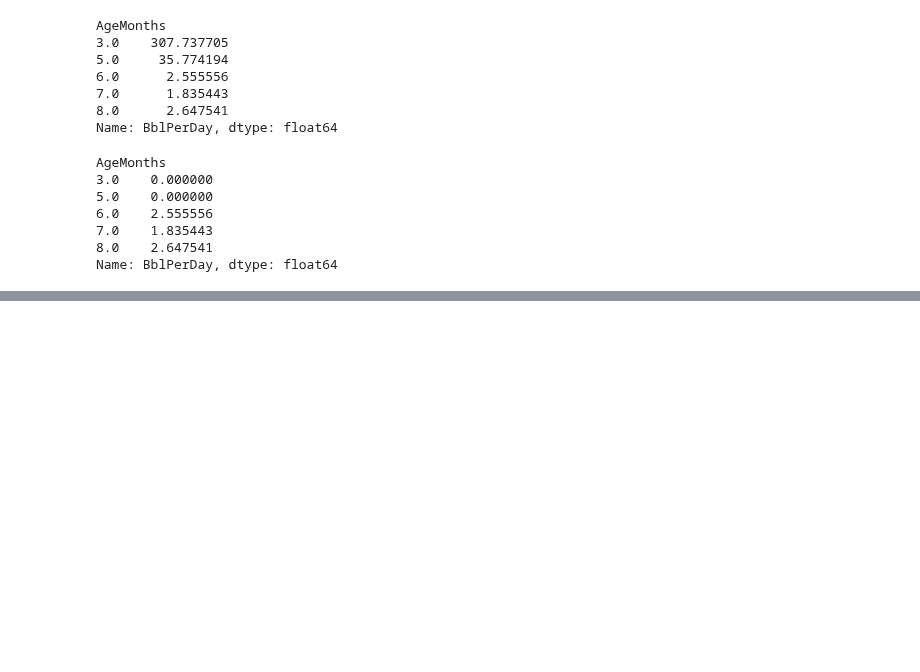
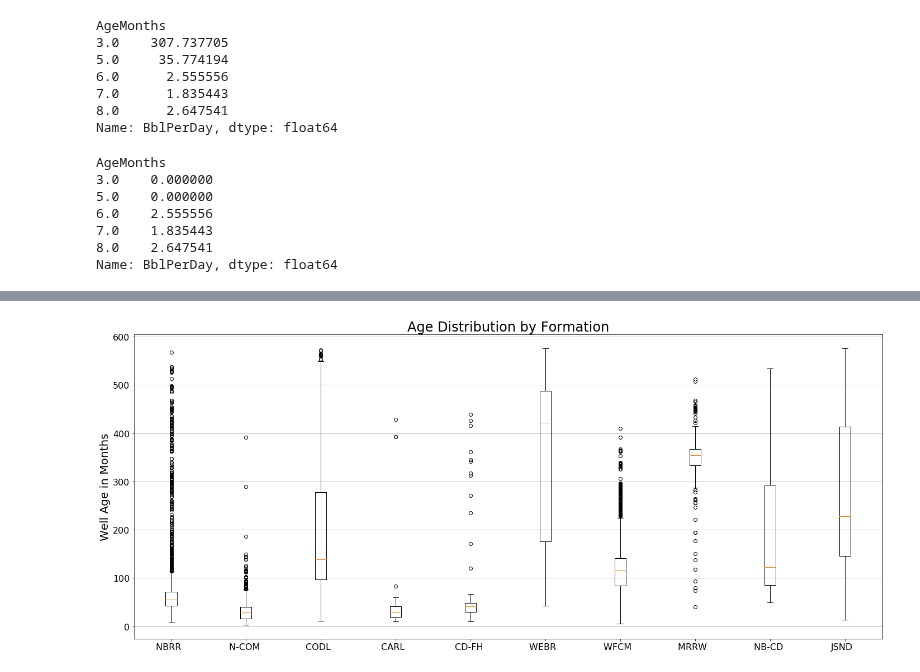
Before and after one commit to focods/geospatial, a Jupyter notebook: OilWellAge.ipynb, the cells around one changed output, grey strips where cells are left out. Drawn from its saved outputs; the diff is of its cells as text; code cells hidden in the pictures; blank space fills up the shorter version.

```diff
--- a/OilWellAge.ipynb
+++ b/OilWellAge.ipynb
@@ -149,0 +245,14 @@ plt.tight_layout()
+# %%
+fig, ax = plt.subplots(figsize=(24,10))
+for pos, form in enumerate(top_n[::-1]):
+    ax.boxplot(oil_df.query('formation_code == @form').AgeMonths, positions=[pos])
+ax.set_xticks(range(pos+1))
+ax.set_xticklabels(top_n[::-1])
+ax.set_xlim(xmin=-0.5)
+
+plt.title('Age Distribution by Formation')
+plt.ylabel('Well Age in Months')
+plt.grid(axis='y')
+plt.show()
+# %% [output]
+[figure, added]
```
Also changed, not shown: parts of 13 cells of this notebook.
